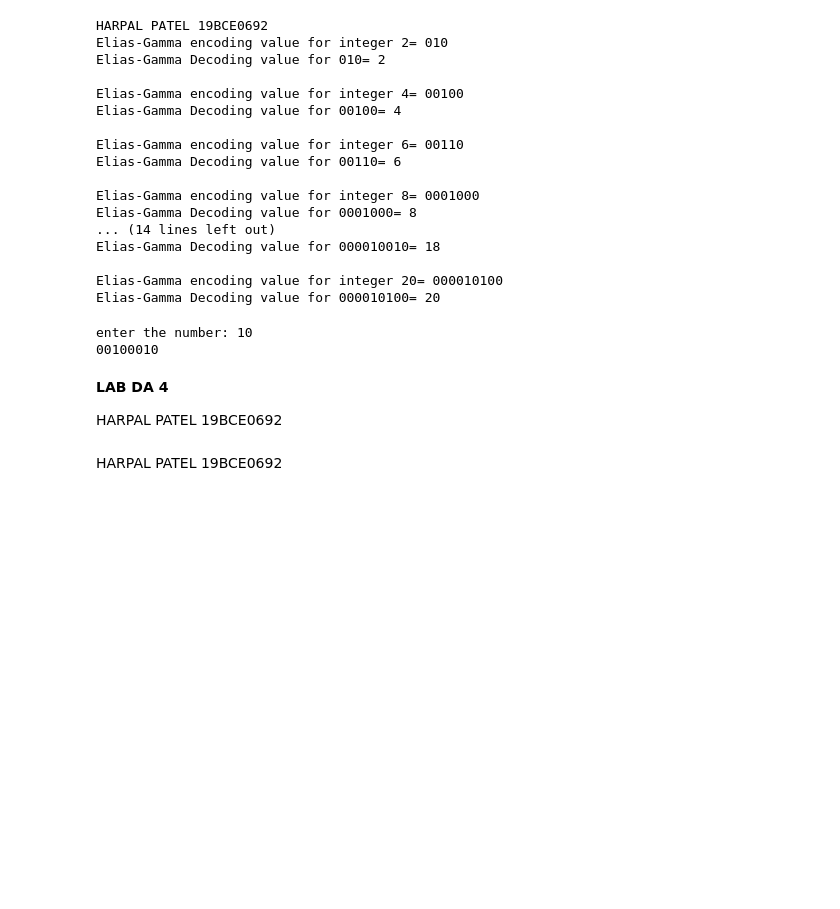
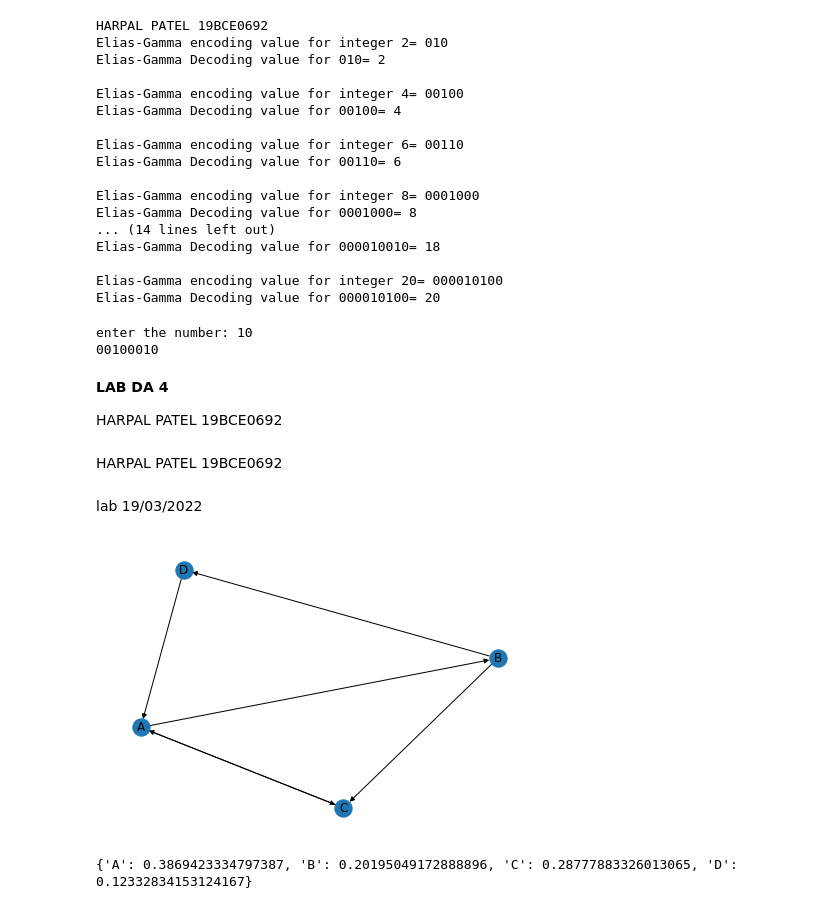
Before and after one commit to harpalpatel/web-mining-lab, a Jupyter notebook: webmining.ipynb, the cells around one changed output. Cells and saved outputs as stored; diff of their text form; code cells hidden in the pictures; blank space fills up the shorter version.

```diff
--- a/webmining.ipynb
+++ b/webmining.ipynb
@@ -371,3 +371,23 @@ print(EliasDeltaEncode(k))
 m=EliasDeltaEncode(k)
 print('Elias Delta Decoding Value:')
 print(Elias_Delta_Decoding(m))
+# %% [markdown]
+lab 19/03/2022
+# %%
+import networkx as nx
+import pylab as plt
+
+# create blank graph
+D=nx.DiGraph()
+#Feed page link to graph
+D.add_weighted_edges_from([('A','B',1),('A','C',1),('C','A',1),('B','C',1),('D','A',1),('B','D',1)])
+
+#plot graph
+nx.draw(D, with_labels=True)
+plt.show()
+
+#print page rank for each pages
+print(nx.pagerank(D))
+# %% [output]
+[figure, added]
+{'A': 0.3869423334797387, 'B': 0.20195049172888896, 'C': 0.28777883326013065, 'D': 0.12332834153124167}
```
